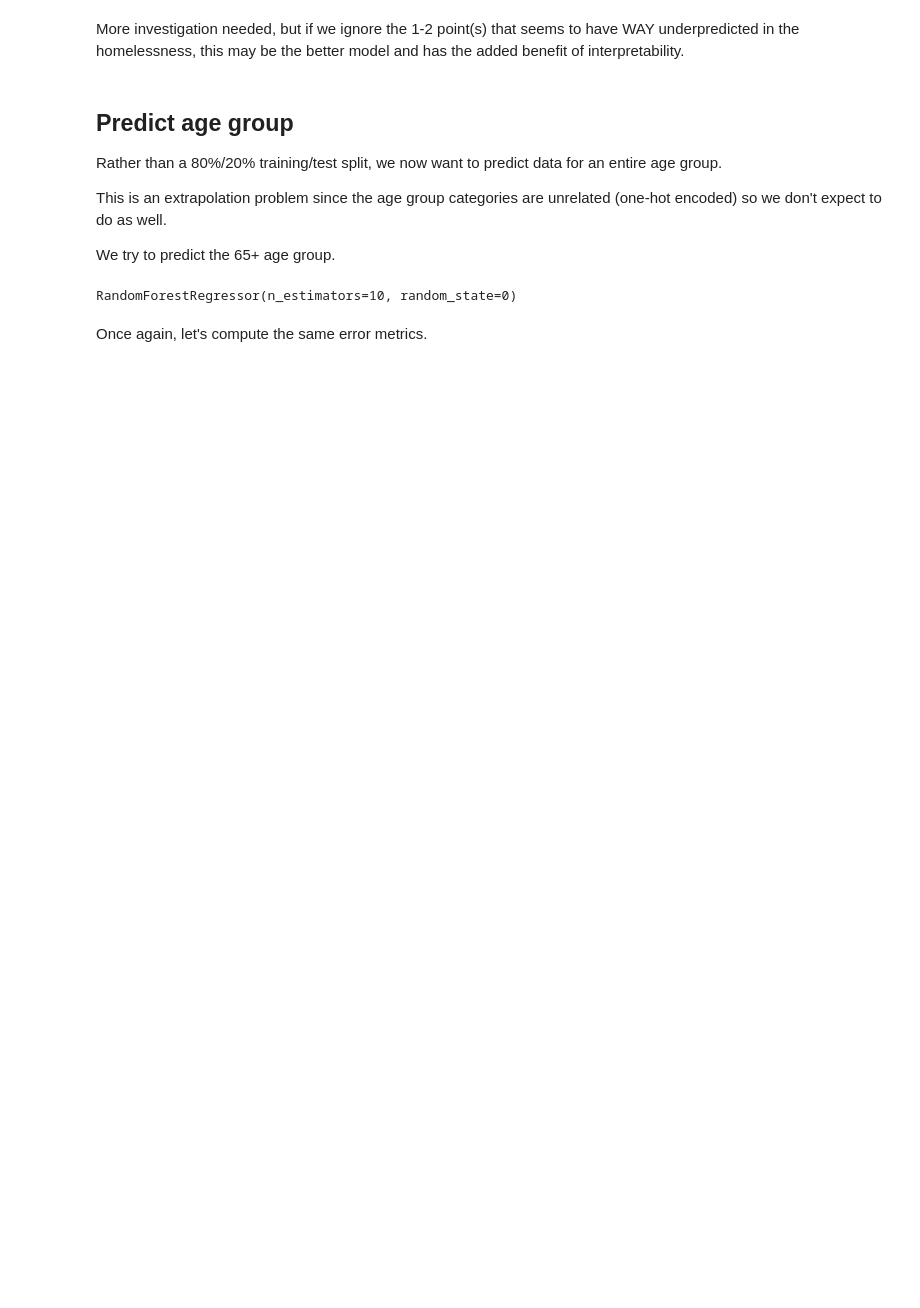
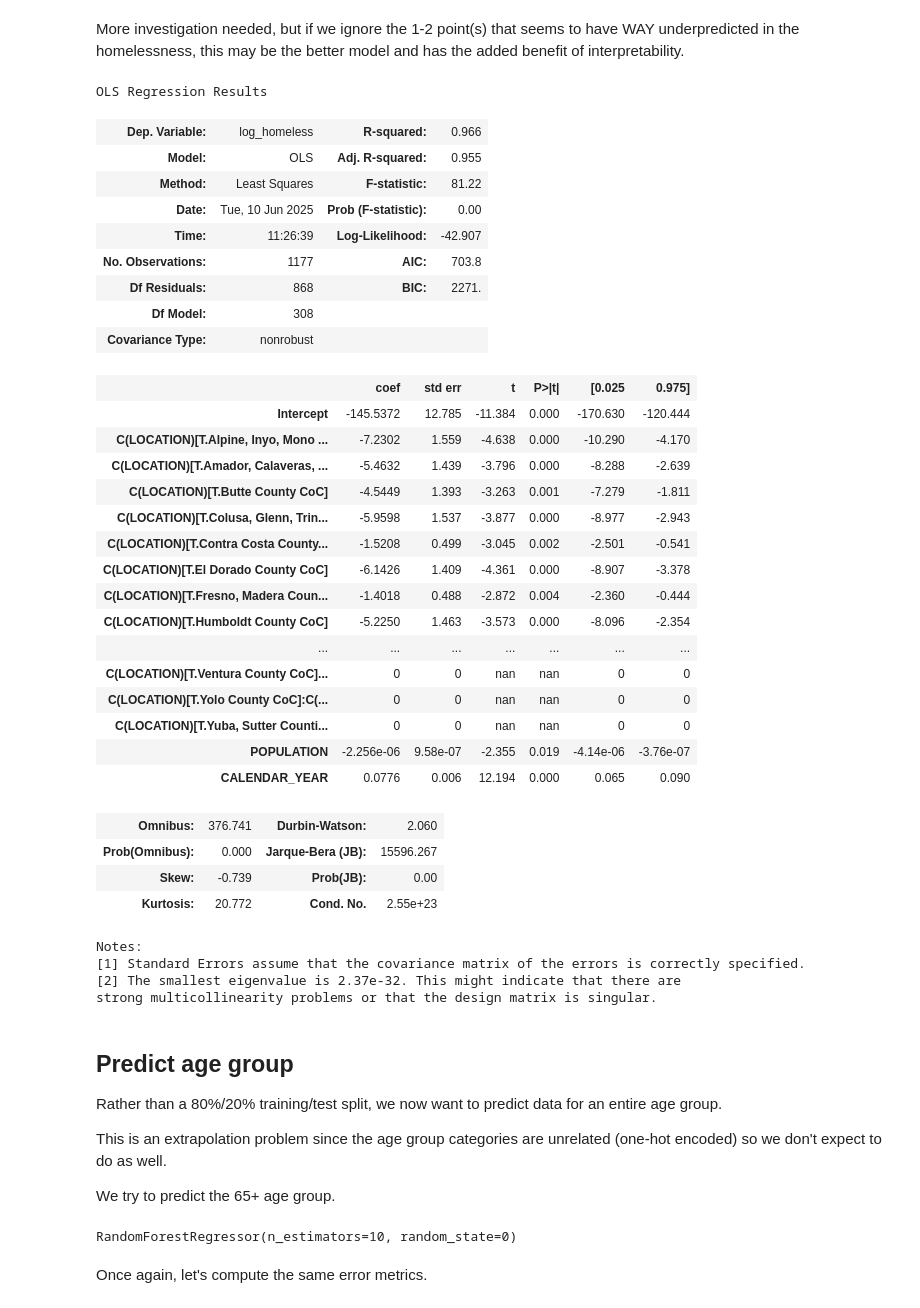
Before and after one commit to igoumiri/homelessness, a Jupyter notebook: plots.ipynb, the cells around one changed output. Drawn from its saved outputs; the diff is of its cells as text; code cells hidden in the pictures; blank space fills up the shorter version.

Commit message:
Added Non-split model
Additially, added 3 next step to dos

```diff
--- a/plots.ipynb
+++ b/plots.ipynb
@@ -481,6 +554,46 @@ plt.show()
 [figure]
 # %% [markdown]
 More investigation needed, but if we ignore the 1-2 point(s) that seems to have WAY underpredicted in the homelessness, this may be the better model and has the added benefit of interpretability.
+# %%
+formula = 'log_homeless ~ C(LOCATION) * C(AGE_GROUP_PUBLIC) + POPULATION +  CALENDAR_YEAR'
+model = smf.ols(formula, data=train_data).fit()
+
+model.summary()
+# %% [output]
+OLS Regression Results
+| Dep. Variable: | log_homeless | R-squared: | 0.966 |
+| Model: | OLS | Adj. R-squared: | 0.955 |
+| Method: | Least Squares | F-statistic: | 81.22 |
+| Date: | Tue, 10 Jun 2025 | Prob (F-statistic): | 0.00 |
+| Time: | 11:26:39 | Log-Likelihood: | -42.907 |
+| No. Observations: | 1177 | AIC: | 703.8 |
+| Df Residuals: | 868 | BIC: | 2271. |
+| Df Model: | 308 |  |  |
+| Covariance Type: | nonrobust |  |  |
+|  | coef | std err | t | P>|t| | [0.025 | 0.975] |
+| Intercept | -145.5372 | 12.785 | -11.384 | 0.000 | -170.630 | -120.444 |
+| C(LOCATION)[T.Alpine, Inyo, Mono ... | -7.2302 | 1.559 | -4.638 | 0.000 | -10.290 | -4.170 |
+| C(LOCATION)[T.Amador, Calaveras, ... | -5.4632 | 1.439 | -3.796 | 0.000 | -8.288 | -2.639 |
+| C(LOCATION)[T.Butte County CoC] | -4.5449 | 1.393 | -3.263 | 0.001 | -7.279 | -1.811 |
+| C(LOCATION)[T.Colusa, Glenn, Trin... | -5.9598 | 1.537 | -3.877 | 0.000 | -8.977 | -2.943 |
+| C(LOCATION)[T.Contra Costa County... | -1.5208 | 0.499 | -3.045 | 0.002 | -2.501 | -0.541 |
+| C(LOCATION)[T.El Dorado County CoC] | -6.1426 | 1.409 | -4.361 | 0.000 | -8.907 | -3.378 |
+| C(LOCATION)[T.Fresno, Madera Coun... | -1.4018 | 0.488 | -2.872 | 0.004 | -2.360 | -0.444 |
+| C(LOCATION)[T.Humboldt County CoC] | -5.2250 | 1.463 | -3.573 | 0.000 | -8.096 | -2.354 |
+| ... | ... | ... | ... | ... | ... | ... |
+| C(LOCATION)[T.Ventura County CoC]... | 0 | 0 | nan | nan | 0 | 0 |
+| C(LOCATION)[T.Yolo County CoC]:C(... | 0 | 0 | nan | nan | 0 | 0 |
+| C(LOCATION)[T.Yuba, Sutter Counti... | 0 | 0 | nan | nan | 0 | 0 |
+| POPULATION | -2.256e-06 | 9.58e-07 | -2.355 | 0.019 | -4.14e-06 | -3.76e-07 |
+| CALENDAR_YEAR | 0.0776 | 0.006 | 12.194 | 0.000 | 0.065 | 0.090 |
+| Omnibus: | 376.741 | Durbin-Watson: | 2.060 |
+| Prob(Omnibus): | 0.000 | Jarque-Bera (JB): | 15596.267 |
+| Skew: | -0.739 | Prob(JB): | 0.00 |
+| Kurtosis: | 20.772 | Cond. No. | 2.55e+23 |
+Notes:
+[1] Standard Errors assume that the covariance matrix of the errors is correctly specified.
+[2] The smallest eigenvalue is 2.37e-32. This might indicate that there are
+strong multicollinearity problems or that the design matrix is singular.
 # %% [markdown]
 ## Predict age group
 
```
Also changed, not shown: parts of 11 cells of this notebook.
